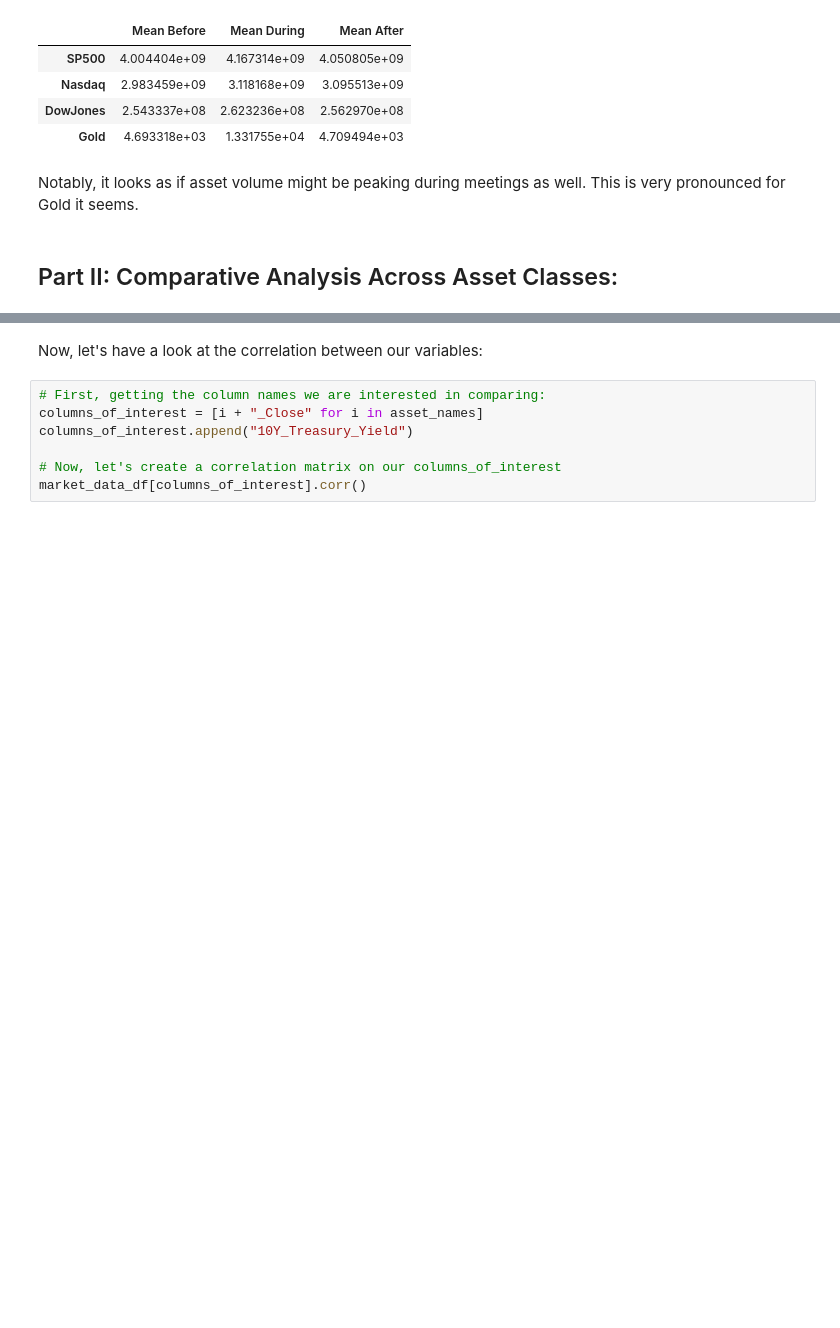
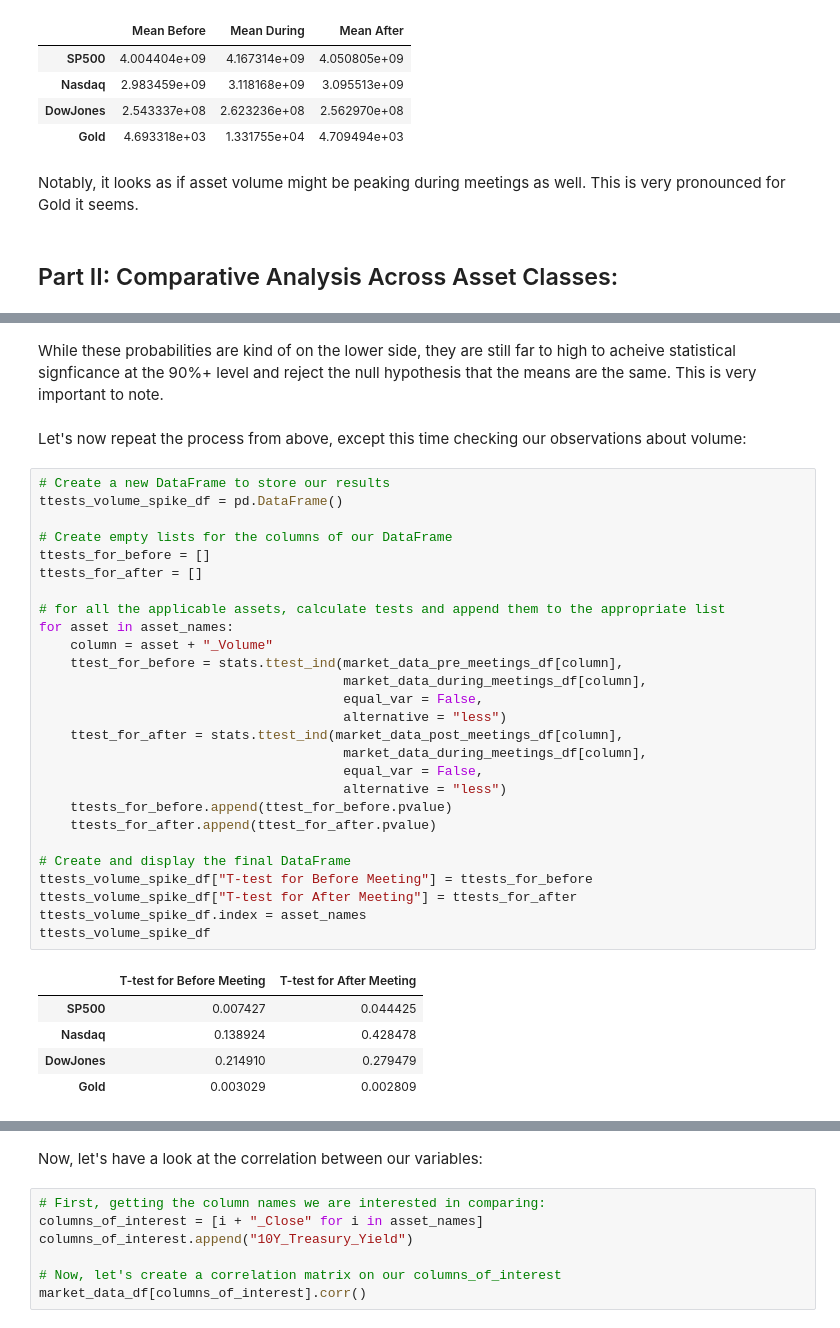
Before and after one commit to LyWangPX/umich-milestone-project, a Jupyter notebook: analysis.ipynb, the cells around one changed output, grey strips where cells are left out. Cells and saved outputs as stored; diff of their text form; blank space fills up the shorter version.

```diff
--- a/analysis.ipynb
+++ b/analysis.ipynb
@@ -273,0 +311,37 @@ Let's do some analysis to calculate the statistical significance of some of our
+# %% [markdown]
+While these probabilities are kind of on the lower side, they are still far to high to acheive statistical signficance at the 90%+ level and reject the null hypothesis that the means are the same. This is very important to note.
+# %% [markdown]
+Let's now repeat the process from above, except this time checking our observations about volume:
+# %%
+# Create a new DataFrame to store our results
+ttests_volume_spike_df = pd.DataFrame()
+
+# Create empty lists for the columns of our DataFrame
+ttests_for_before = []
+ttests_for_after = []
+
+# for all the applicable assets, calculate tests and append them to the appropriate list
+for asset in asset_names:
+    column = asset + "_Volume"
+    ttest_for_before = stats.ttest_ind(market_data_pre_meetings_df[column],
+                                       market_data_during_meetings_df[column],
+                                       equal_var = False,
+                                       alternative = "less")
+    ttest_for_after = stats.ttest_ind(market_data_post_meetings_df[column],
+                                       market_data_during_meetings_df[column],
+                                       equal_var = False,
+                                       alternative = "less")
+    ttests_for_before.append(ttest_for_before.pvalue)
+    ttests_for_after.append(ttest_for_after.pvalue)
+
+# Create and display the final DataFrame
+ttests_volume_spike_df["T-test for Before Meeting"] = ttests_for_before
+ttests_volume_spike_df["T-test for After Meeting"] = ttests_for_after
+ttests_volume_spike_df.index = asset_names
+ttests_volume_spike_df
+# %% [output]
+|  | T-test for Before Meeting | T-test for After Meeting |
+| SP500 | 0.007427 | 0.044425 |
+| Nasdaq | 0.138924 | 0.428478 |
+| DowJones | 0.214910 | 0.279479 |
+| Gold | 0.003029 | 0.002809 |
```
Also changed, not shown: parts of 4 cells of this notebook.
